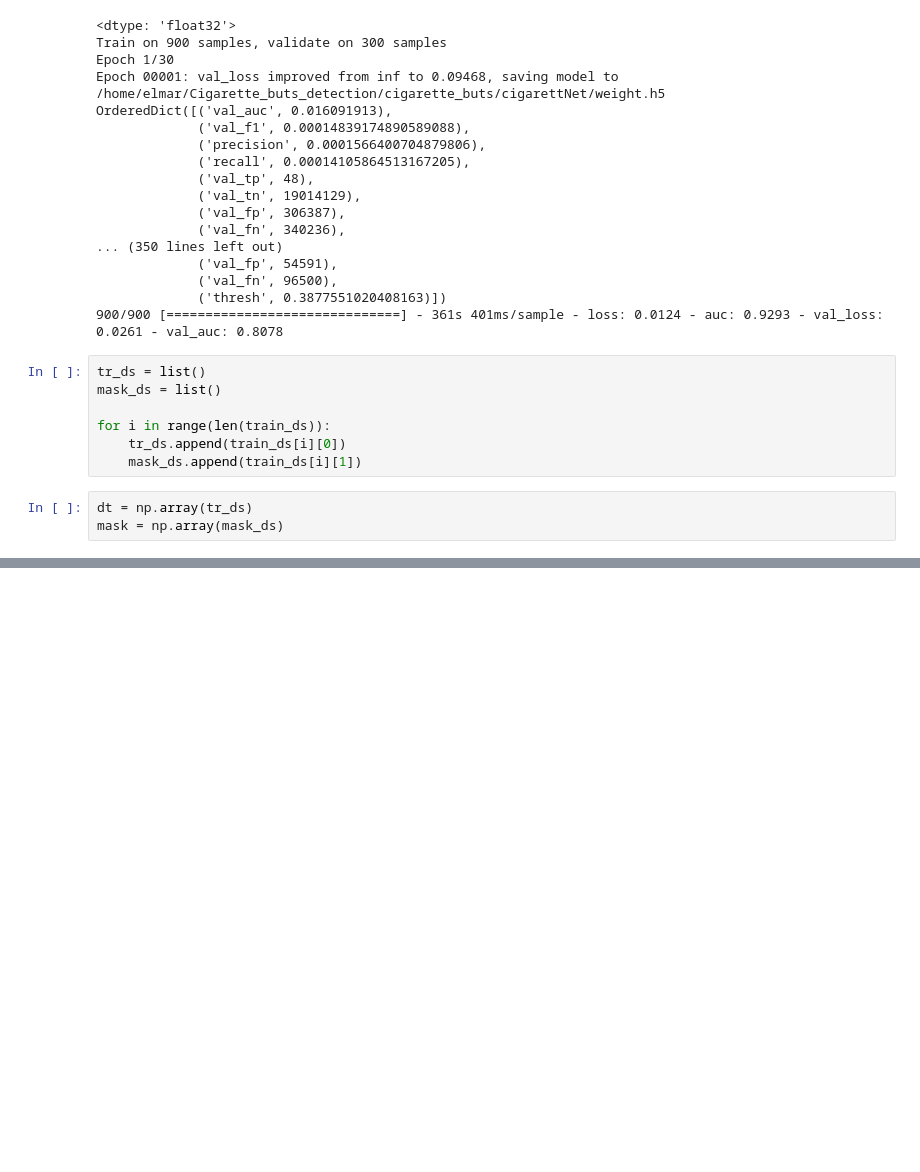
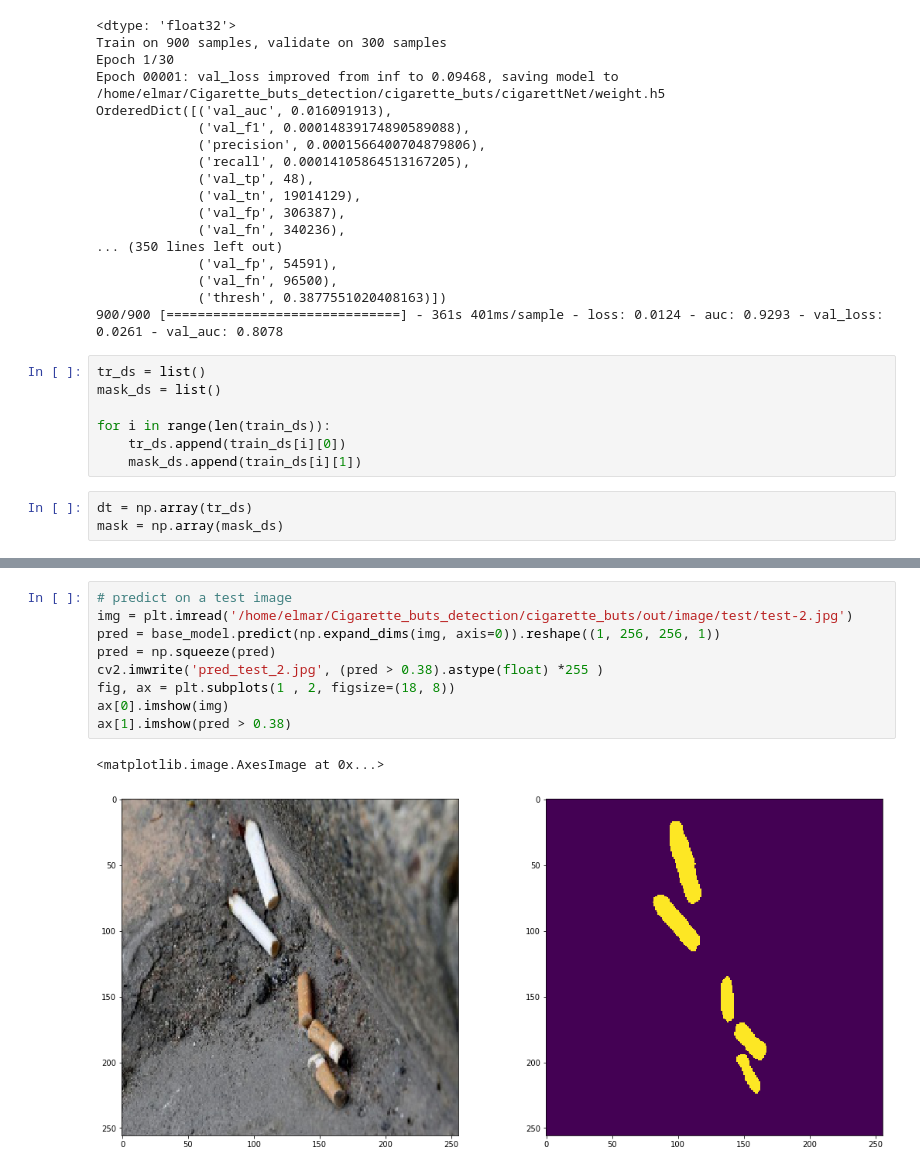
Before and after one commit to Elmar999/Cigarette_buts_detection, a Jupyter notebook: cigarette_buts/cigarettNet/test.ipynb, the cells around one changed output, grey strips where cells are left out. Cells and saved outputs as stored; diff of their text form; blank space fills up the shorter version.

```diff
--- a/cigarette_buts/cigarettNet/test.ipynb
+++ b/cigarette_buts/cigarettNet/test.ipynb
@@ -380,0 +389,12 @@ view_img_mask(train_ds[img_index][0], train_ds[img_index][1], base_model)
+# %%
+# predict on a test image
+img = plt.imread('/home/elmar/Cigarette_buts_detection/cigarette_buts/out/image/test/test-2.jpg')
+pred = base_model.predict(np.expand_dims(img, axis=0)).reshape((1, 256, 256, 1))
+pred = np.squeeze(pred)
+cv2.imwrite('pred_test_2.jpg', (pred > 0.38).astype(float) *255 )
+fig, ax = plt.subplots(1 , 2, figsize=(18, 8))
+ax[0].imshow(img)
+ax[1].imshow(pred > 0.38)
+# %% [output]
+<matplotlib.image.AxesImage at 0x...>
+[figure, added]
```
Also changed, not shown: parts of 12 cells of this notebook, 20 other files.
